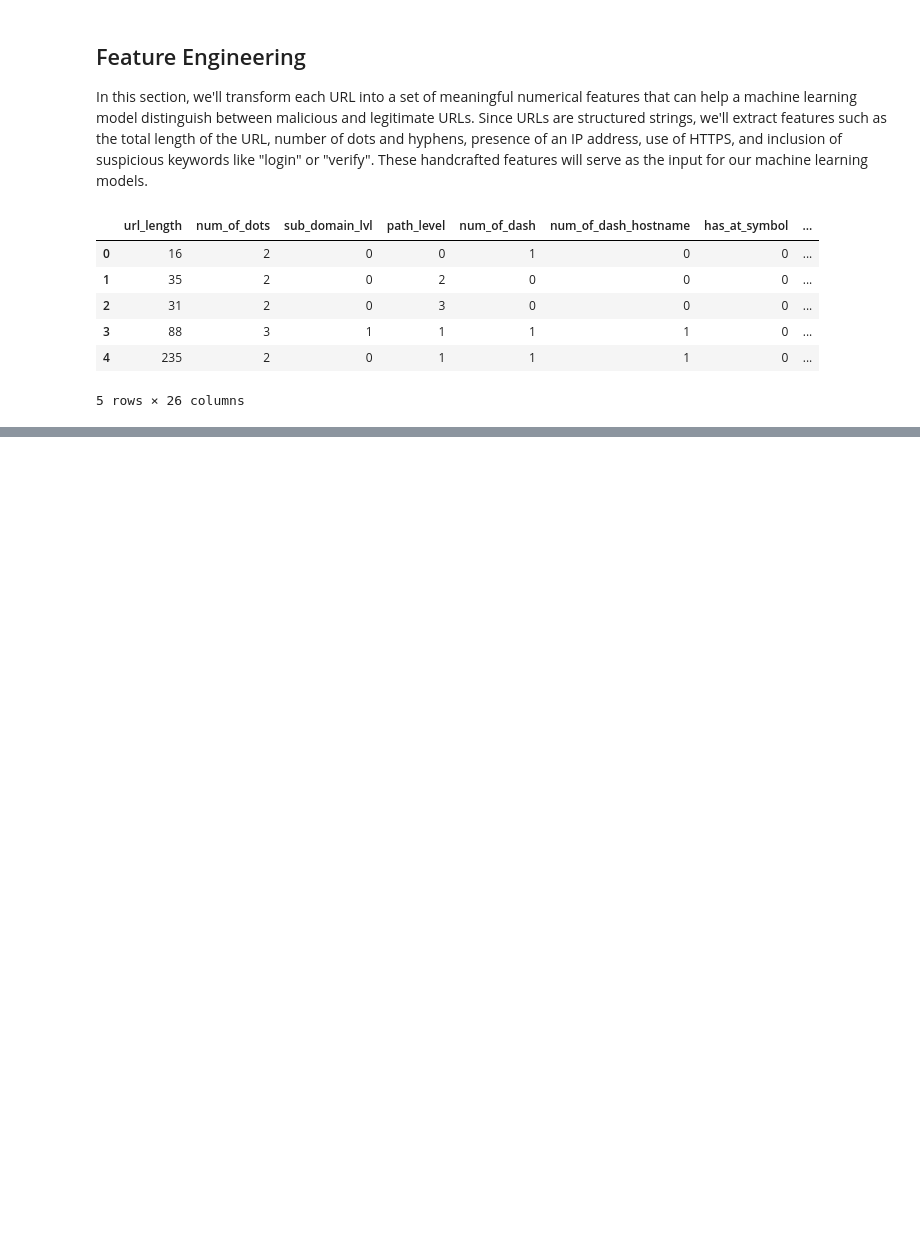
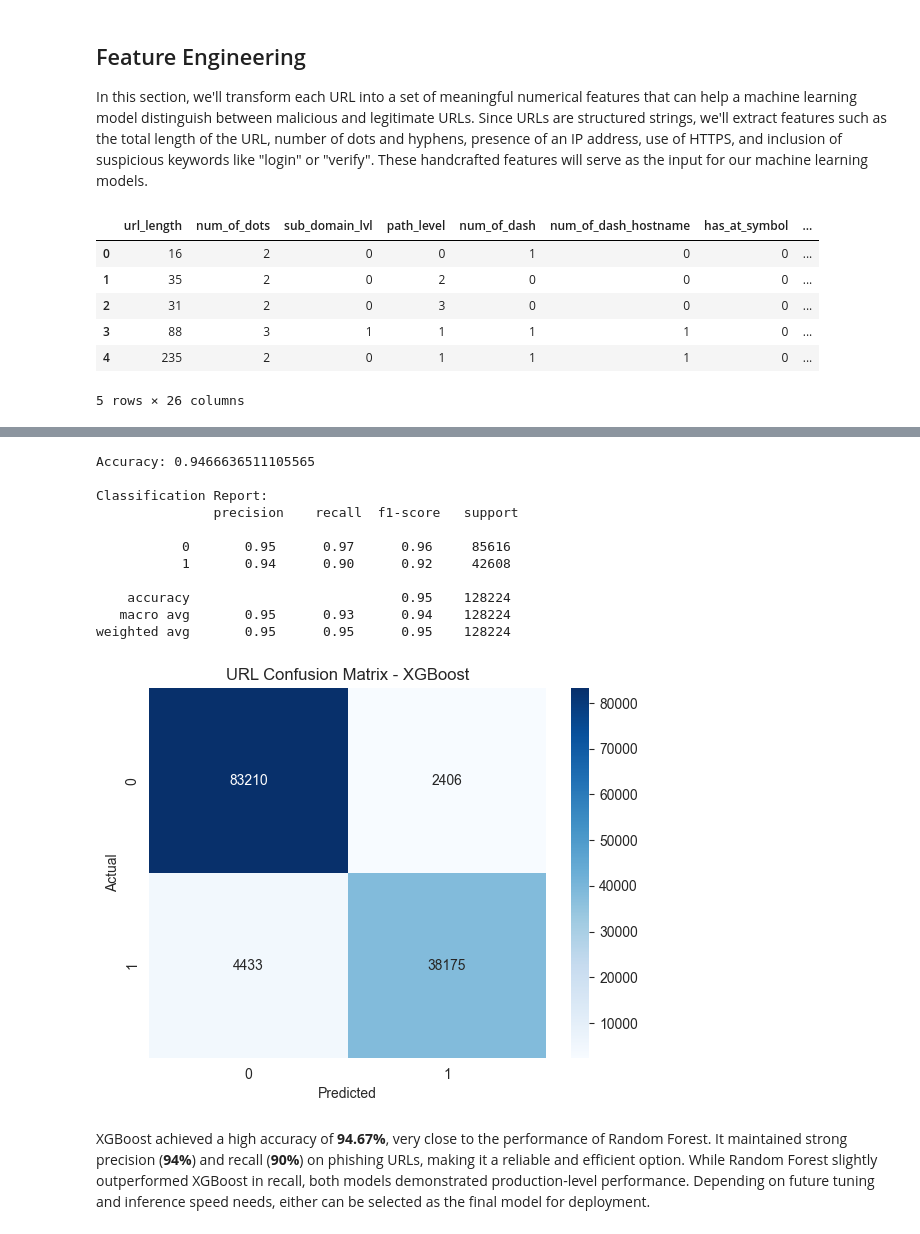
Before and after one commit to otuemre/EmailPhishingDetection, a Jupyter notebook: notebooks/02_url_training.ipynb, the cells around one changed output, grey strips where cells are left out. Cells and saved outputs as stored; diff of their text form; code cells hidden in the pictures; blank space fills up the shorter version.

```diff
--- a/notebooks/02_url_training.ipynb
+++ b/notebooks/02_url_training.ipynb
@@ -261,0 +389,33 @@ features_df.to_csv('../data/url_features_extracted.csv', index=False)
+# %%
+# Accuracy
+print("Accuracy:", accuracy_score(y_test, y_pred_xgb))
+
+# Detailed Report
+print("\nClassification Report:\n", classification_report(y_test, y_pred_xgb))
+
+# Confusion Matrix
+sns.heatmap(confusion_matrix(y_test, y_pred_xgb), annot=True, fmt='d', cmap='Blues')
+plt.title('URL Confusion Matrix - XGBoost')
+plt.xlabel('Predicted')
+plt.ylabel('Actual')
+
+# Save as Image
+plt.savefig(fname='../images/URL_XGBoost_Confusion_Matrix.png')
+
+# Show the Plot
+plt.show()
+# %% [output]
+Accuracy: 0.9466636511105565
+
+Classification Report:
+               precision    recall  f1-score   support
+
+           0       0.95      0.97      0.96     85616
+           1       0.94      0.90      0.92     42608
+
+    accuracy                           0.95    128224
+   macro avg       0.95      0.93      0.94    128224
+weighted avg       0.95      0.95      0.95    128224
+[figure, added]
+# %% [markdown]
+XGBoost achieved a high accuracy of **94.67%**, very close to the performance of Random Forest. It maintained strong precision (**94%**) and recall (**90%**) on phishing URLs, making it a reliable and efficient option. While Random Forest slightly outperformed XGBoost in recall, both models demonstrated production-level performance. Depending on future tuning and inference speed needs, either can be selected as the final model for deployment.
```
Also changed, not shown: parts of 13 cells of this notebook, 4 other files.
